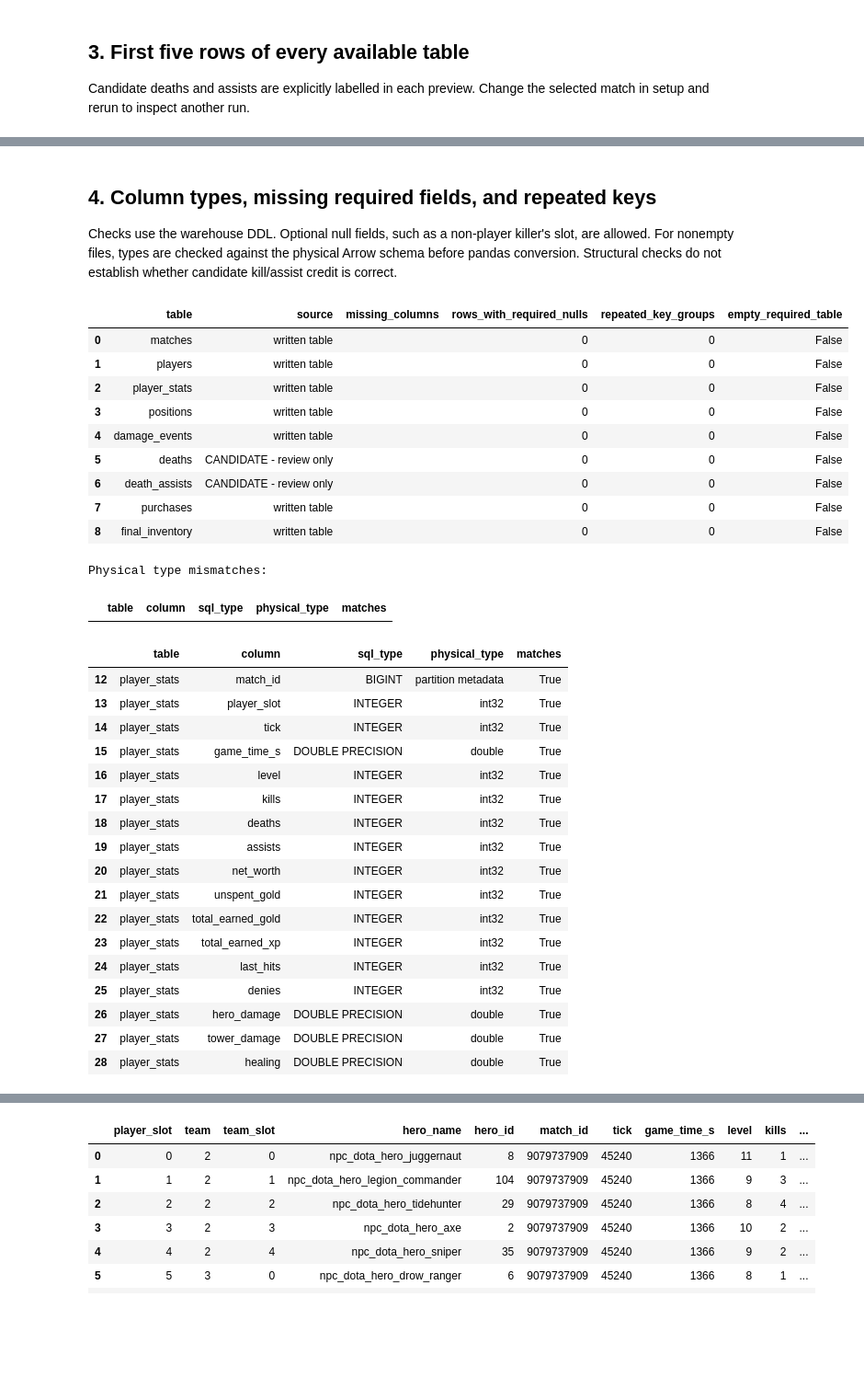
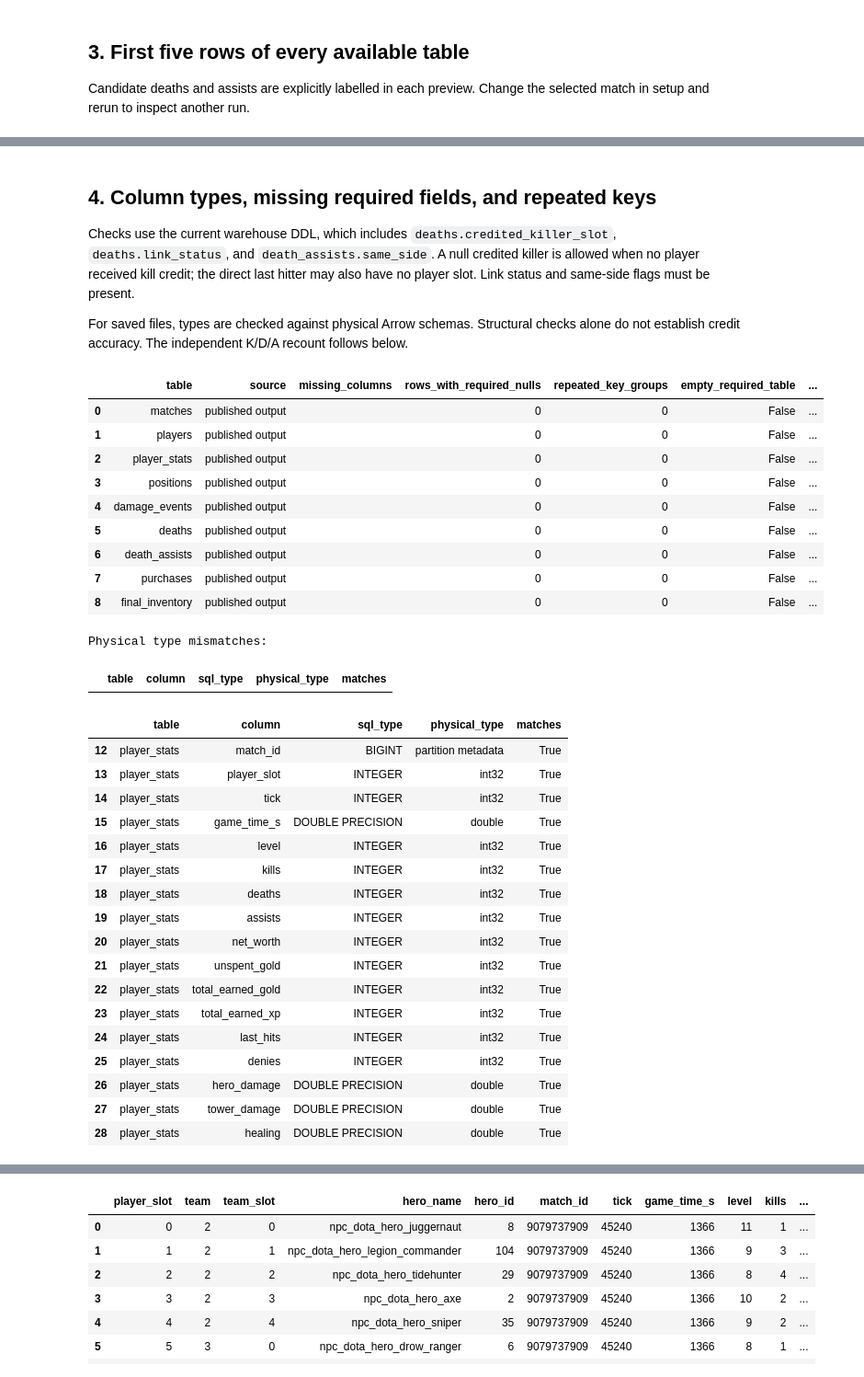
Before and after one commit to kohtw/dota-pipeline, a Jupyter notebook: notebooks/inspect_cleaned.ipynb, the cells around one changed output, grey strips where cells are left out. Shown at 92% size. Saved outputs shown, nothing was run; the diff lists cells and outputs as text; code cells hidden in the pictures; blank space fills up the shorter version.

```diff
--- a/notebooks/inspect_cleaned.ipynb
+++ b/notebooks/inspect_cleaned.ipynb
@@ -22,12 +31,13 @@ ROOT = next((p for p in [Path.cwd(), *Path.cwd().parents]
              if (p / "warehouse" / "init" / "02_clean_tables.sql").is_file()), None)
 if ROOT is None:
     raise RuntimeError("Open this notebook from the dota-pipeline repository.")
-CLEAN_DIR = ROOT / "data" / "output" / "clean"
+CLEAN_DIR = ROOT / "data" / "output" / "clean_kda"
 FOCUS_MATCH_ID = 9079737909  # Use None to select the first discovered match.
 pd.set_option("display.max_columns", 30)
 pd.set_option("display.max_colwidth", 100)
 
-# Read expected columns, types, and keys from the actual warehouse DDL, without importing Spark.
+# Read the expected output schema, including credit fields, from the current
+# warehouse DDL. No Spark import is required.
 SQL_TYPES = {"BIGINT": pa.int64(), "INTEGER": pa.int32(), "DOUBLE PRECISION": pa.float64(),
              "TEXT": pa.string(), "BOOLEAN": pa.bool_()}
 specs = {}
@@ -49,6 +59,13 @@ for table, body in re.findall(r"CREATE TABLE IF NOT EXISTS clean\.(\w+)\s*\((.*?
     specs[table] = {"columns": columns, "key": key}
 if len(specs) != 9:
     raise RuntimeError("Expected nine warehouse clean-table definitions; inspect the DDL parser.")
+CREDIT_METHOD = "per_tick_counters"
+CONTRACT_VERSION = "kda-credit-v1"
+for table, required in {"deaths": {"credited_killer_slot", "link_status"},
+                        "death_assists": {"same_side"}}.items():
+    actual = {column["column"] for column in specs[table]["columns"]}
+    if not required.issubset(actual):
+        raise RuntimeError(f"Warehouse DDL is missing counter-credit fields: {table}")
 OPTIONAL_EMPTY = {"purchases", "death_assists"}
 # %% [markdown]
 ## 1. Find outputs and check completion status
@@ -75,12 +92,17 @@ for mid in match_ids:
     reports[mid] = report
     marker = CLEAN_DIR / "_complete" / f"match_id={mid}"
     marker_present = marker.exists() and any(p.is_file() for p in marker.rglob("*"))
-    ready = bool(marker_present and report and report.get("complete")
-                 and not report.get("preview") and not report.get("errors"))
+    ready = bool(marker_present and report and report.get("complete") is True
+                 and report.get("preview") is False and report.get("errors") == []
+                 and report.get("credit_method") == CREDIT_METHOD
+                 and report.get("contract_version") == CONTRACT_VERSION)
     run_rows.append({"match_id": mid, "report_found": report is not None,
         "preview": report.get("preview") if report else None,
         "report_complete": report.get("complete") if report else None,
-        "marker_present": marker_present, "ready": ready,
+        "marker_present": marker_present,
+        "credit_method": report.get("credit_method") if report else None,
+        "contract_version": report.get("contract_version") if report else None,
+        "ready": ready,
         "errors": "; ".join(report.get("errors", [])) if report else "Report missing"})
 run_status = pd.DataFrame(run_rows)
 display(run_status)
@@ -90,4 +112,5 @@ if MATCH_ID not in match_ids:
 report = reports[MATCH_ID]
 print("Selected match:", MATCH_ID)
 print("Report:", CLEAN_DIR / "_review" / f"match_id={MATCH_ID}" / "report.json")
+SELECTED_READY = bool(run_status.loc[run_status["match_id"].eq(MATCH_ID), "ready"].iloc[0])
 # %% [output]
@@ -127,13 +159,14 @@ for table in specs:
     candidate = CLEAN_DIR / "_review" / f"match_id={MATCH_ID}" / "candidates" / table / f"match_id={MATCH_ID}"
     expected = report.get("table_rows", {}).get(table) if report else None
     df = read_parts(regular, MATCH_ID)
-    source = "written table"; folder = regular
+    source = "published output" if SELECTED_READY else "written output - incomplete/unverified"
+    folder = regular
     if df is None:
         df = read_parts(candidate, MATCH_ID)
         source = "CANDIDATE - review only"; folder = candidate
     if df is None and table in OPTIONAL_EMPTY and expected == 0:
         df = empty_table(table)
-        source = "empty candidate" if table == "death_assists" and not bool(report.get("complete")) else "empty optional table"
+        source = "empty published table" if SELECTED_READY else "empty output - incomplete/unverified"
     if df is None:
         source = "MISSING"
     else:
@@ -143,6 +176,7 @@ for table in specs:
         "count_matches_report": len(df) == expected if df is not None and expected is not None else None})
 table_status = pd.DataFrame(table_rows)
 display(table_status)
-print("Written tables in a preview/incomplete run still have no completion guarantee.")
+print("Selected match:", "completed counter-based output" if SELECTED_READY else "incomplete/unverified output")
+print("Missing tables, row-count differences and schema problems remain visible below.")
 # %% [output]
 |  | table | source | loaded_rows | reported_rows | count_matches_report |
@@ -209,52 +244,59 @@ deaths: CANDIDATE - review only | 37 rows
 # %% [markdown]
 ## 4. Column types, missing required fields, and repeated keys
 
-Checks use the warehouse DDL. Optional null fields, such as a non-player killer's slot, are allowed.
-For nonempty files, types are checked against the physical Arrow schema before pandas conversion.
-Structural checks do not establish whether candidate kill/assist credit is correct.
+Checks use the current warehouse DDL, which includes `deaths.credited_killer_slot`,
+`deaths.link_status`, and `death_assists.same_side`.
+A null credited killer is allowed when no player received kill credit; the direct
+last hitter may also have no player slot. Link status and same-side flags must be present.
+
+For saved files, types are checked against physical Arrow schemas. Structural checks
+alone do not establish credit accuracy. The independent K/D/A recount follows below.
 # %%
 checks = []; type_rows = []
 for table, df in tables.items():
     spec = specs[table]
     expected_cols = [c["column"] for c in spec["columns"]]
     missing = sorted(set(expected_cols) - set(df.columns))
     key_present = all(c in df for c in spec["key"])
     required = [c["column"] for c in spec["columns"] if c["required"] and c["column"] in df]
     repeated = df.groupby(spec["key"], dropna=False).size().gt(1).sum() if key_present else None
     checks.append({"table": table, "source": sources[table], "missing_columns": ", ".join(missing),
         "rows_with_required_nulls": int(df[required].isna().any(axis=1).sum()),
         "repeated_key_groups": repeated,
-        "empty_required_table": df.empty and table not in OPTIONAL_EMPTY})
+        "empty_required_table": df.empty and table not in OPTIONAL_EMPTY,
+        "invalid_link_statuses": int((~df["link_status"].isin(
+            ["exact", "participant_assumed", "same_side_possible"])).sum())
+            if table == "deaths" and "link_status" in df else None})
     for path in sorted(folders[table].glob("*.parquet")):
         schema = pq.ParquetFile(path).schema_arrow
         for c in spec["columns"]:
             name = c["column"]
             if name == "match_id":
                 actual = "partition metadata"; ok = name not in schema.names
             else:
                 field = schema.field(name) if name in schema.names else None
                 actual = str(field.type) if field is not None else "MISSING"
                 ok = field is not None and field.type.equals(SQL_TYPES[c["sql_type"]])
             type_rows.append({"table": table, "column": name, "sql_type": c["sql_type"],
                               "physical_type": actual, "matches": ok})
 quality = pd.DataFrame(checks)
 types = pd.DataFrame(type_rows).drop_duplicates()
 display(quality)
 print("Physical type mismatches:")
 display(types.loc[~types["matches"]] if not types.empty else types)
 TABLE_TO_DESCRIBE = "player_stats"
 display(types.loc[types["table"].eq(TABLE_TO_DESCRIBE)] if not types.empty else types)
 # %% [output]
-|  | table | source | missing_columns | rows_with_required_nulls | repeated_key_groups | empty_required_table |
-| 0 | matches | written table |  | 0 | 0 | False |
-| 1 | players | written table |  | 0 | 0 | False |
-| 2 | player_stats | written table |  | 0 | 0 | False |
-| 3 | positions | written table |  | 0 | 0 | False |
-| 4 | damage_events | written table |  | 0 | 0 | False |
-| 5 | deaths | CANDIDATE - review only |  | 0 | 0 | False |
-| 6 | death_assists | CANDIDATE - review only |  | 0 | 0 | False |
-| 7 | purchases | written table |  | 0 | 0 | False |
-| 8 | final_inventory | written table |  | 0 | 0 | False |
+|  | table | source | missing_columns | rows_with_required_nulls | repeated_key_groups | empty_required_table | ... |
+| 0 | matches | published output |  | 0 | 0 | False | ... |
+| 1 | players | published output |  | 0 | 0 | False | ... |
+| 2 | player_stats | published output |  | 0 | 0 | False | ... |
+| 3 | positions | published output |  | 0 | 0 | False | ... |
+| 4 | damage_events | published output |  | 0 | 0 | False | ... |
+| 5 | deaths | published output |  | 0 | 0 | False | ... |
+| 6 | death_assists | published output |  | 0 | 0 | False | ... |
+| 7 | purchases | published output |  | 0 | 0 | False | ... |
+| 8 | final_inventory | published output |  | 0 | 0 | False | ... |
 Physical type mismatches:
 |  | table | column | sql_type | physical_type | matches |
 |  | table | column | sql_type | physical_type | matches |
```
Also changed, not shown: parts of 16 cells of this notebook, 49 other files.
